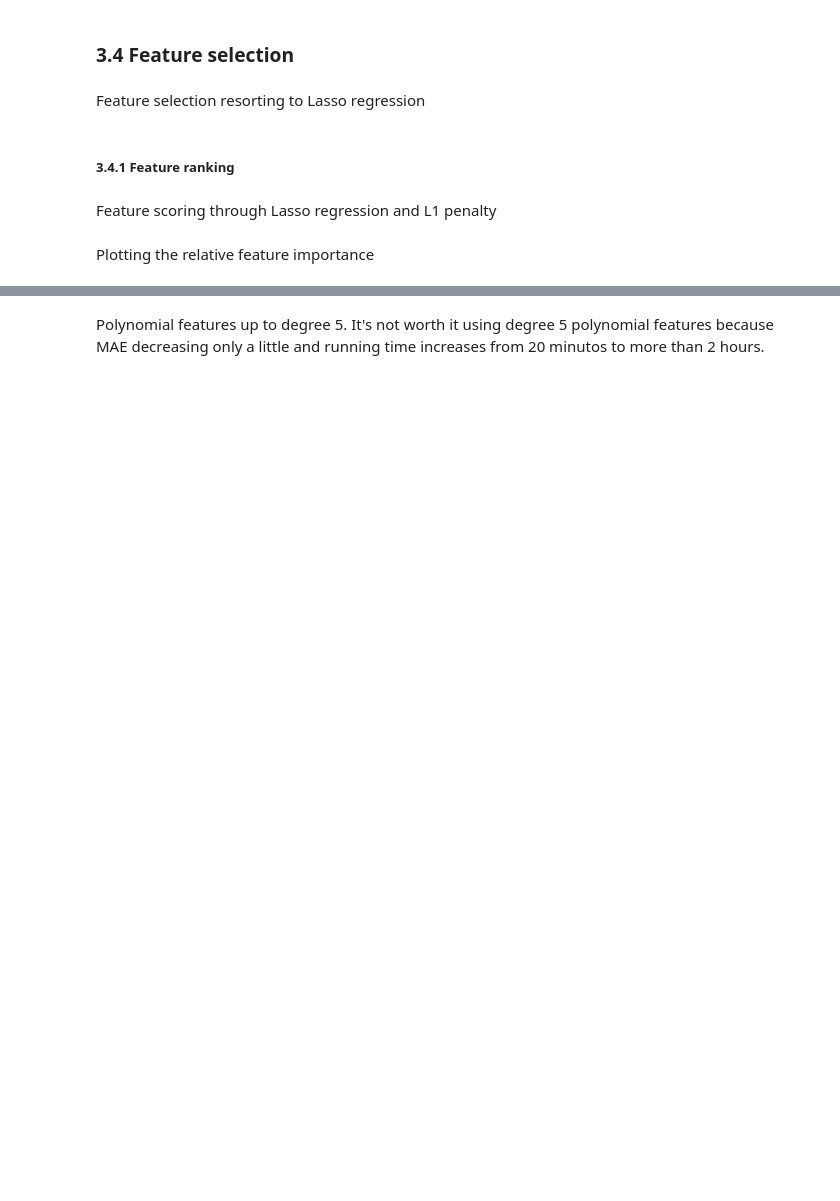
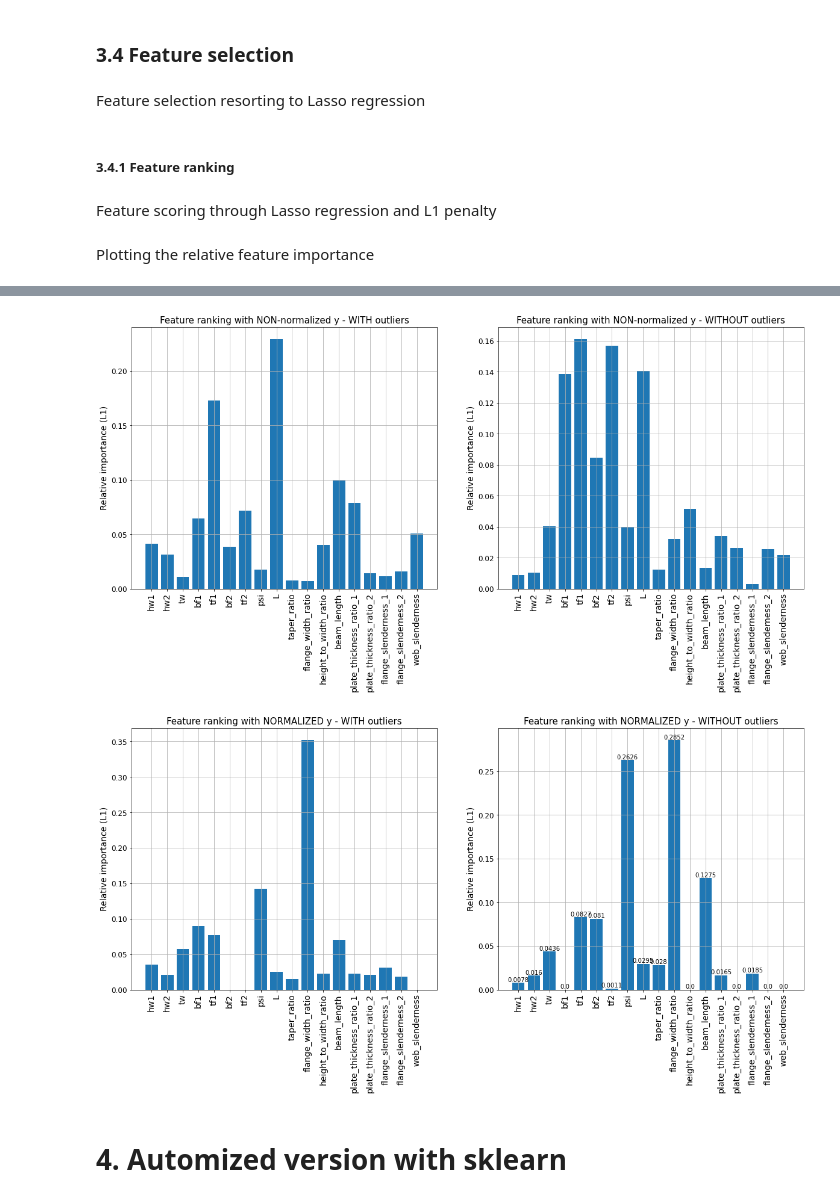
Before and after one commit to mishasilva01/FAA_project2, a Jupyter notebook: script.ipynb, the cells around one changed output, grey strips where cells are left out. Cells and saved outputs as stored; diff of their text form; code cells hidden in the pictures; blank space fills up the shorter version.

```diff
--- a/script.ipynb
+++ b/script.ipynb
@@ -197,12 +197,20 @@ def l1_feature_score(X, y):
 # %% [markdown]
 Feature scoring through Lasso regression and L1 penalty
 # %%
-# feature ranking with non-normalized y (without outliers)
-dataframe1 = df_outlier_elimination( df_extend(df.copy()) )
+dataframe1 = df_extend(df.copy()) # with outliers
+dataframe2 = df_outlier_elimination(df_extend(df.copy()), target='original')
+dataframe3 = df_outlier_elimination(df_extend(df.copy()), target='norm')
+
+# feature ranking with non-normalized y (with outliers)
 features_score1 = l1_feature_score(dataframe1.iloc[:, :-2].values, dataframe1.y.values)
 
+# feature ranking with non-normalized y (without outliers)
+features_score2 = l1_feature_score(dataframe2.iloc[:, :-2].values, dataframe2.y.values)
+
 # feature ranking with normalized y (with outliers)
-dataframe2 = df_extend(df.copy())
-features_score2 = l1_feature_score(dataframe2.iloc[:, :-2].values, dataframe2.y_norm.values)
+features_score3 = l1_feature_score(dataframe1.iloc[:, :-2].values, dataframe1.y_norm.values)
+
+# feature ranking with normalized y (without outliers)
+features_score4 = l1_feature_score(dataframe3.iloc[:, :-2].values, dataframe3.y_norm.values)
 # %% [markdown]
 Plotting the relative feature importance
@@ -609,2 +217,55 @@ Testing MAE: 0.2010555536052576
-# %% [markdown]
-Polynomial features up to degree 5. It's not worth it using degree 5 polynomial features because MAE decreasing only a little and running time increases from 20 minutos to more than 2 hours.
+# %%
+plt.figure(figsize=(20, 8))
+
+# feature ranking with non-normalized y (with outliers)
+plt.subplot(1, 2, 1)
+plt.bar(x = dataframe1.columns[:-2], height = np.abs(features_score1)/np.sum(np.abs(features_score1)))
+plt.xticks(rotation = 90, fontsize=14)
+plt.yticks(fontsize=12)
+plt.ylabel("Relative importance (L1)", fontsize=14)
+plt.title("Feature ranking with NON-normalized y - WITH outliers", fontsize=15)
+plt.grid()
+
+# feature ranking with non-normalized y (without outliers)
+plt.subplot(1, 2, 2)
+plt.bar(x = dataframe2.columns[:-2], height = np.abs(features_score2)/np.sum(np.abs(features_score2)))
+plt.xticks(rotation = 90, fontsize=14)
+plt.yticks(fontsize=12)
+plt.ylabel("Relative importance (L1)", fontsize=14)
+plt.title("Feature ranking with NON-normalized y - WITHOUT outliers", fontsize=15)
+plt.grid()
+
+plt.show()
+
+plt.figure(figsize=(20, 8))
+
+# feature ranking with normalized y (with outliers)
+plt.subplot(1, 2, 1)
+plt.bar(x = dataframe1.columns[:-2], height = np.abs(features_score3)/np.sum(np.abs(features_score3)))
+plt.xticks(rotation = 90, fontsize=14)
+plt.yticks(fontsize=12)
+plt.ylabel("Relative importance (L1)", fontsize=14)
+plt.title("Feature ranking with NORMALIZED y - WITH outliers", fontsize=15)
+plt.grid()
+
+# feature ranking with normalized y (without outliers)
+plt.subplot(1, 2, 2)
+bars = plt.bar(x = dataframe3.columns[:-2], height = np.abs(features_score4)/np.sum(np.abs(features_score4)))
+plt.xticks(rotation = 90, fontsize=14)
+plt.yticks(fontsize=12)
+plt.ylabel("Relative importance (L1)", fontsize=14)
+plt.title("Feature ranking with NORMALIZED y - WITHOUT outliers", fontsize=15)
+plt.grid()
+
+for bar in bars:
+    plt.text(bar.get_x() + bar.get_width() / 2,
+            bar.get_height(),
+            round(bar.get_height(), 4),
+            ha='center', va='bottom')
+
+plt.show()
+# %% [output]
+[figure, added]
+[figure, added]
+# %% [markdown]
+# 4. Automized version with sklearn
```
Also changed, not shown: parts of 52 cells of this notebook.
